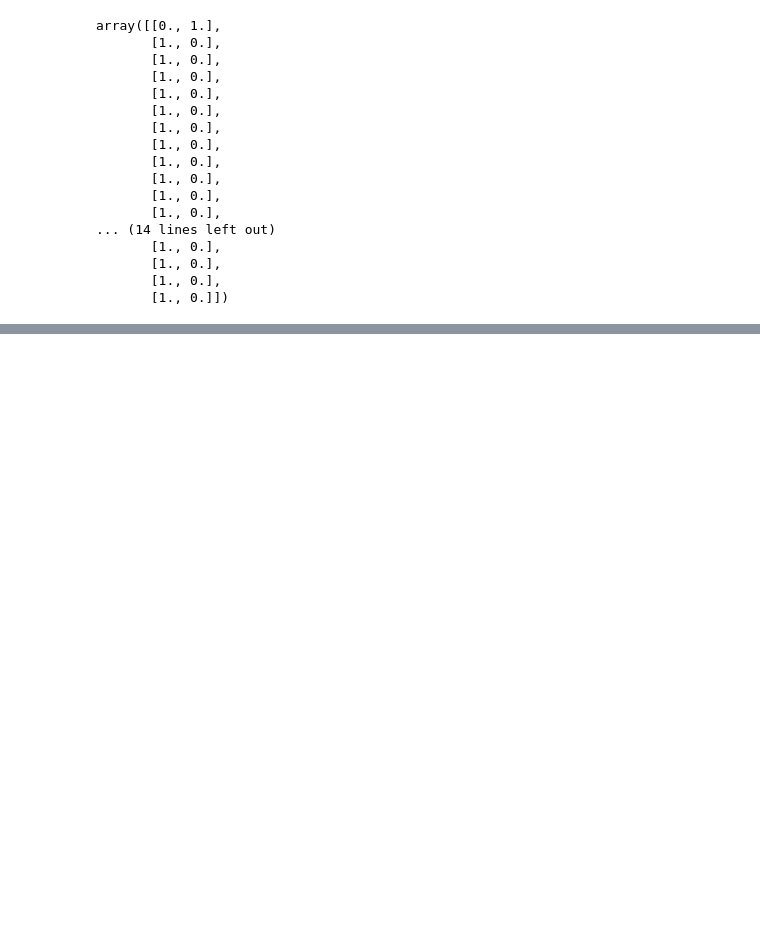
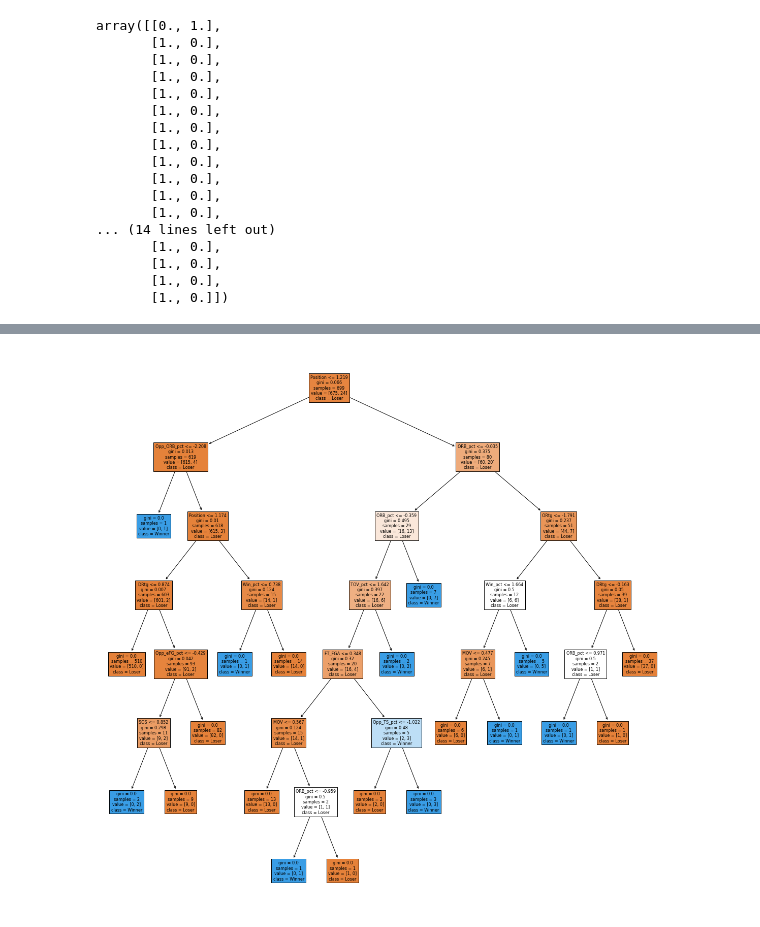
Before and after one commit to fatehluqman/Final_project, a Jupyter notebook: Dec_Tree.ipynb, the cells around one changed output, grey strips where cells are left out. Drawn from its saved outputs; the diff is of its cells as text; code cells hidden in the pictures; blank space fills up the shorter version.

```diff
--- a/Dec_Tree.ipynb
+++ b/Dec_Tree.ipynb
@@ -297,0 +314,9 @@ array([[0., 1.],
+# %%
+#https://www.kaggle.com/arunmohan003/pruning-decision-trees-tutorial
+plt.figure(figsize=(20,20))
+features = stats_df.columns
+classes = ['Loser','Winner']
+tree.plot_tree(clf,feature_names=features,class_names=classes,filled=True)
+plt.show()
+# %% [output]
+[figure, added]
```
Also changed, not shown: parts of 20 cells of this notebook, 11 other files.
